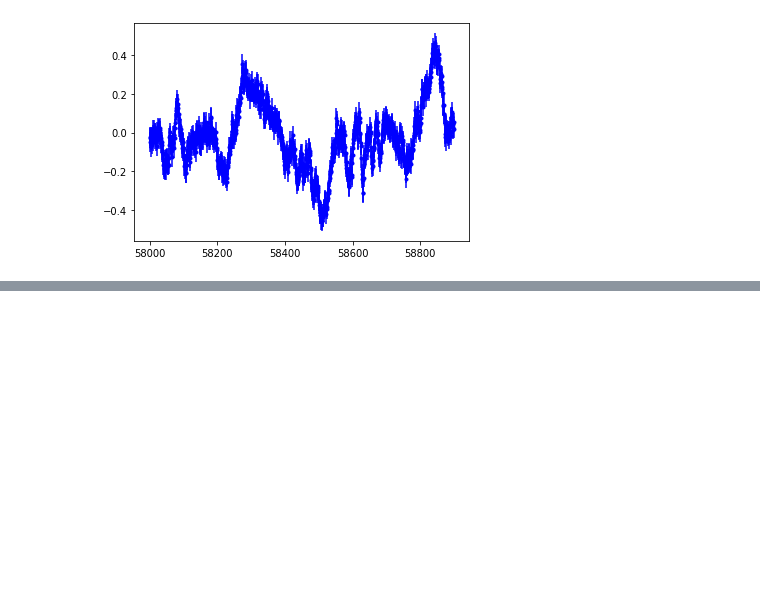
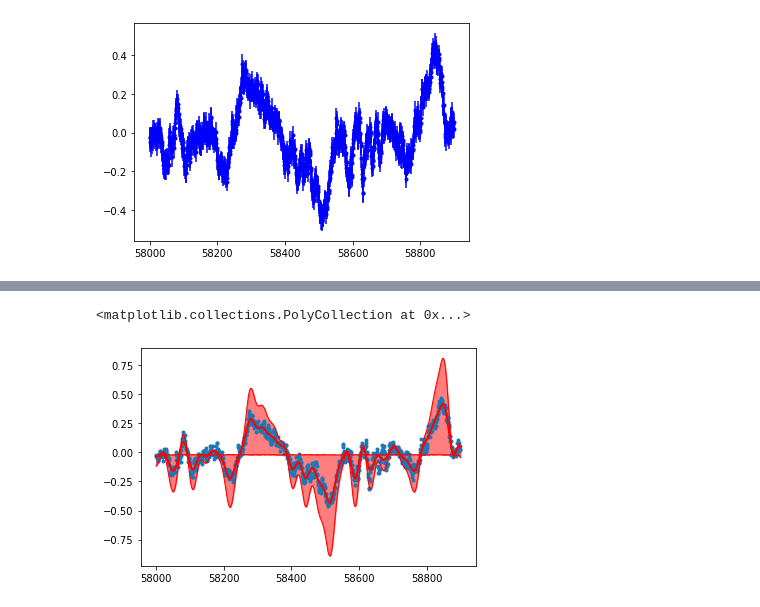
Before and after one commit to MalteBrinch/Master-Thesis-Code, a Jupyter notebook: Fourier series test.ipynb, the cells around one changed output, grey strips where cells are left out. Cells and saved outputs as stored; diff of their text form; code cells hidden in the pictures; blank space fills up the shorter version.

```diff
--- a/Fourier series test.ipynb
+++ b/Fourier series test.ipynb
@@ -142,6 +116,8 @@ Name: mean, Length: 1000, dtype: float64
 # %%
 f_plot=summ.loc[:,'mean']
 ferr_plot=summ.loc[:,'sd']
+f_hpd_3=summ.loc[:,'hpd_3%']
+f_hpd_97=summ.loc[:,'hpd_97%']
 # %%
 ferr_plot[0:6]
 # %% [output]
@@ -160,0 +140,11 @@ plt.plot(X_driv,f_driv,'.',label='data')
+# %%
+#plt.errorbar(X_driv, f_driv, err_driv,fmt='.',label='Fourier')
+plt.plot(X_driv,f_driv,'.',label='data')
+
+plt.plot(X_driv, f_plot, 'r', lw=2, label="mean and 1σ region");
+plt.plot(X_driv, f_plot + 1*f_hpd_3, 'r', lw=1);
+plt.plot(X_driv, f_plot - 1*f_hpd_97, 'r', lw=1);
+plt.fill_between(X_driv.flatten(), f_plot - 1*f_hpd_97, f_plot + 1*f_hpd_3, color="r", alpha=0.5)
+# %% [output]
+<matplotlib.collections.PolyCollection at 0x...>
+[figure, added]
```
Also changed, not shown: parts of 8 cells of this notebook.
